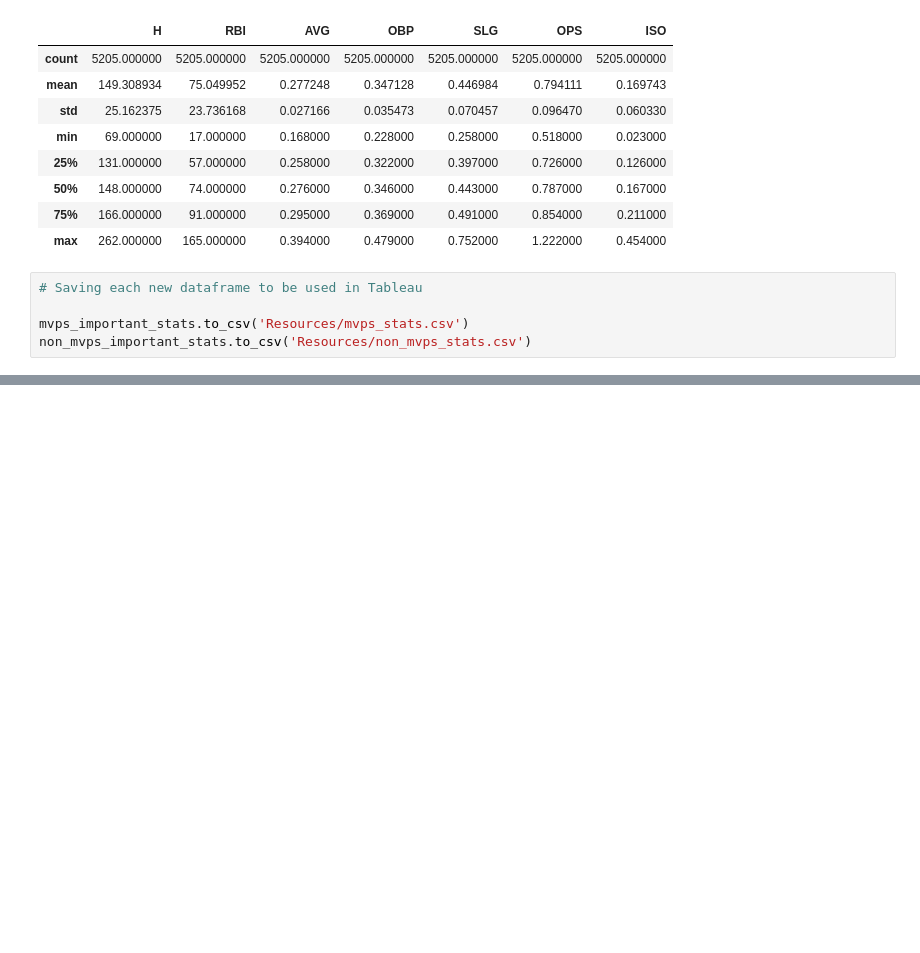
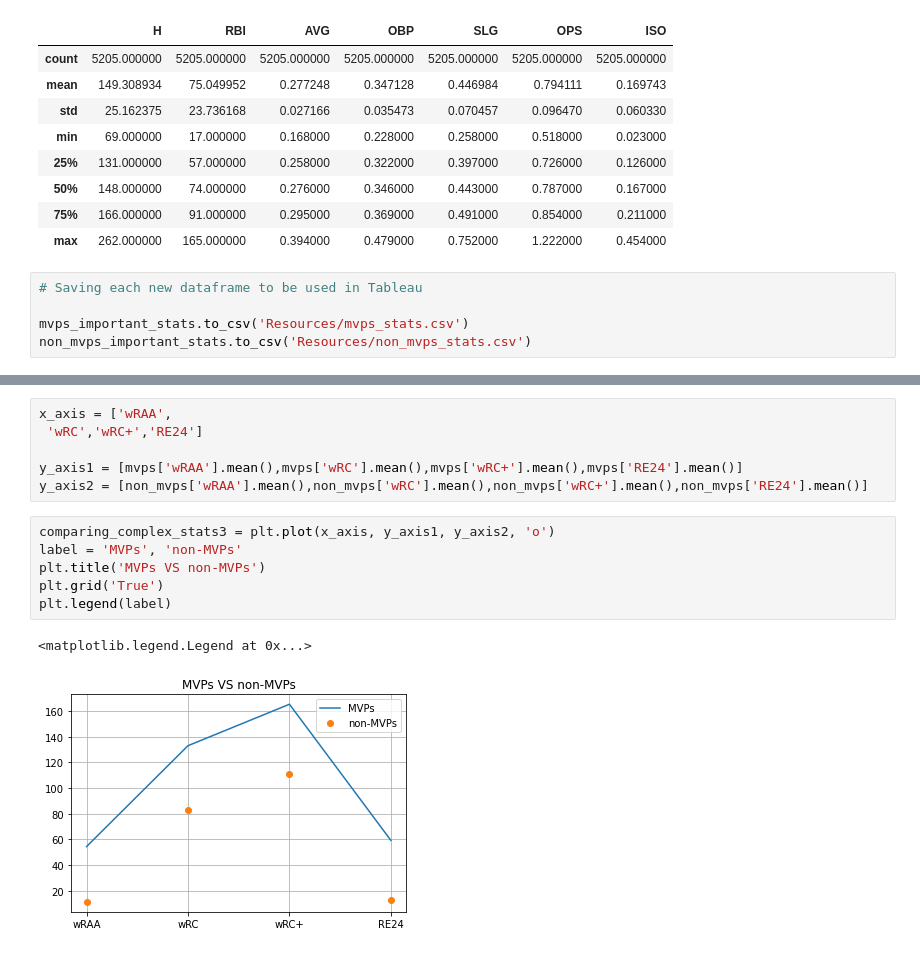
Before and after one commit to lbp12/Moneyball, a Jupyter notebook: df_for_visualizations.ipynb, the cells around one changed output, grey strips where cells are left out. Drawn from its saved outputs; the diff is of its cells as text; blank space fills up the shorter version.

```diff
--- a/df_for_visualizations.ipynb
+++ b/df_for_visualizations.ipynb
@@ -172,0 +263,15 @@ non_mvps_important_stats.to_csv('Resources/non_mvps_stats.csv')
+# %%
+x_axis = ['wRAA',
+ 'wRC','wRC+','RE24']
+
+y_axis1 = [mvps['wRAA'].mean(),mvps['wRC'].mean(),mvps['wRC+'].mean(),mvps['RE24'].mean()]
+y_axis2 = [non_mvps['wRAA'].mean(),non_mvps['wRC'].mean(),non_mvps['wRC+'].mean(),non_mvps['RE24'].mean()]
+# %%
+comparing_complex_stats3 = plt.plot(x_axis, y_axis1, y_axis2, 'o')
+label = 'MVPs', 'non-MVPs'
+plt.title('MVPs VS non-MVPs')
+plt.grid('True')
+plt.legend(label)
+# %% [output]
+<matplotlib.legend.Legend at 0x...>
+[figure, added]
```
Also changed, not shown: parts of 17 cells of this notebook, 6 other files.
